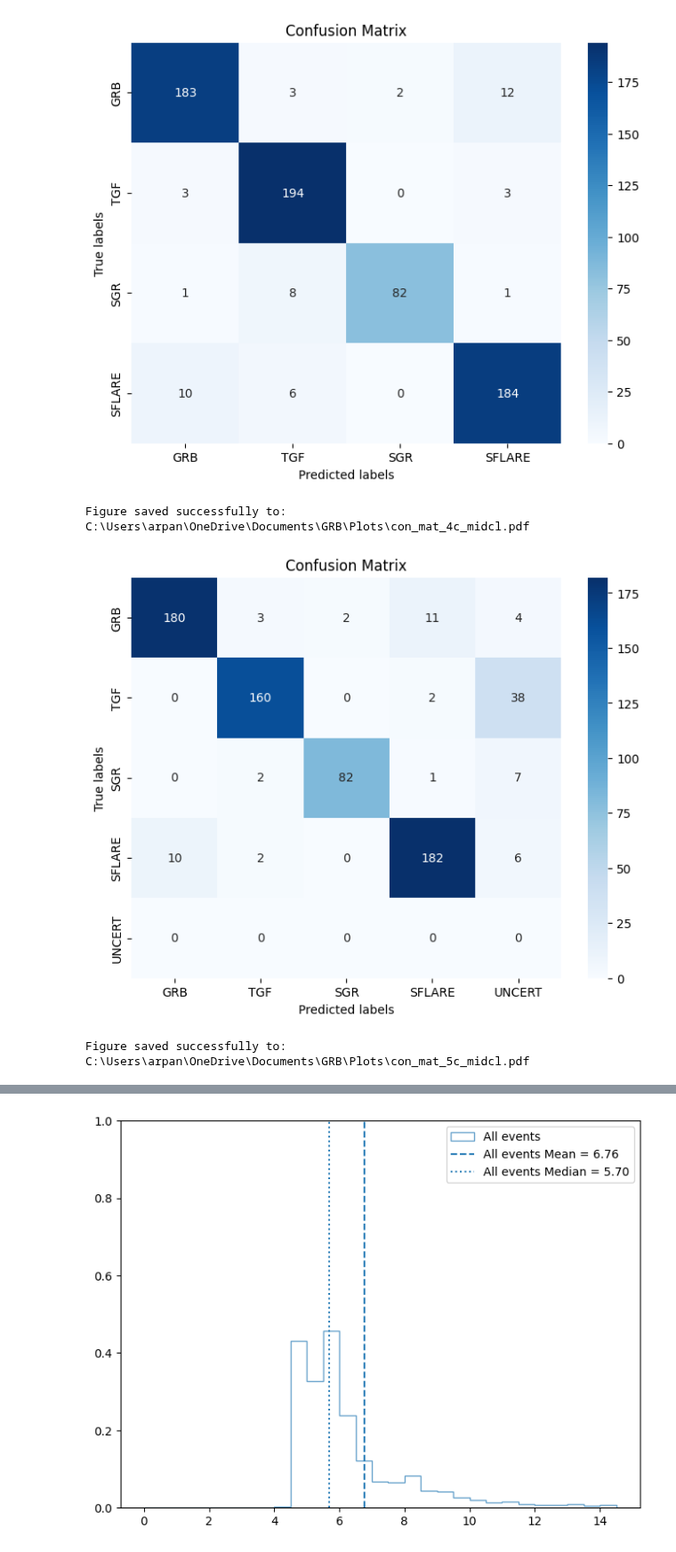
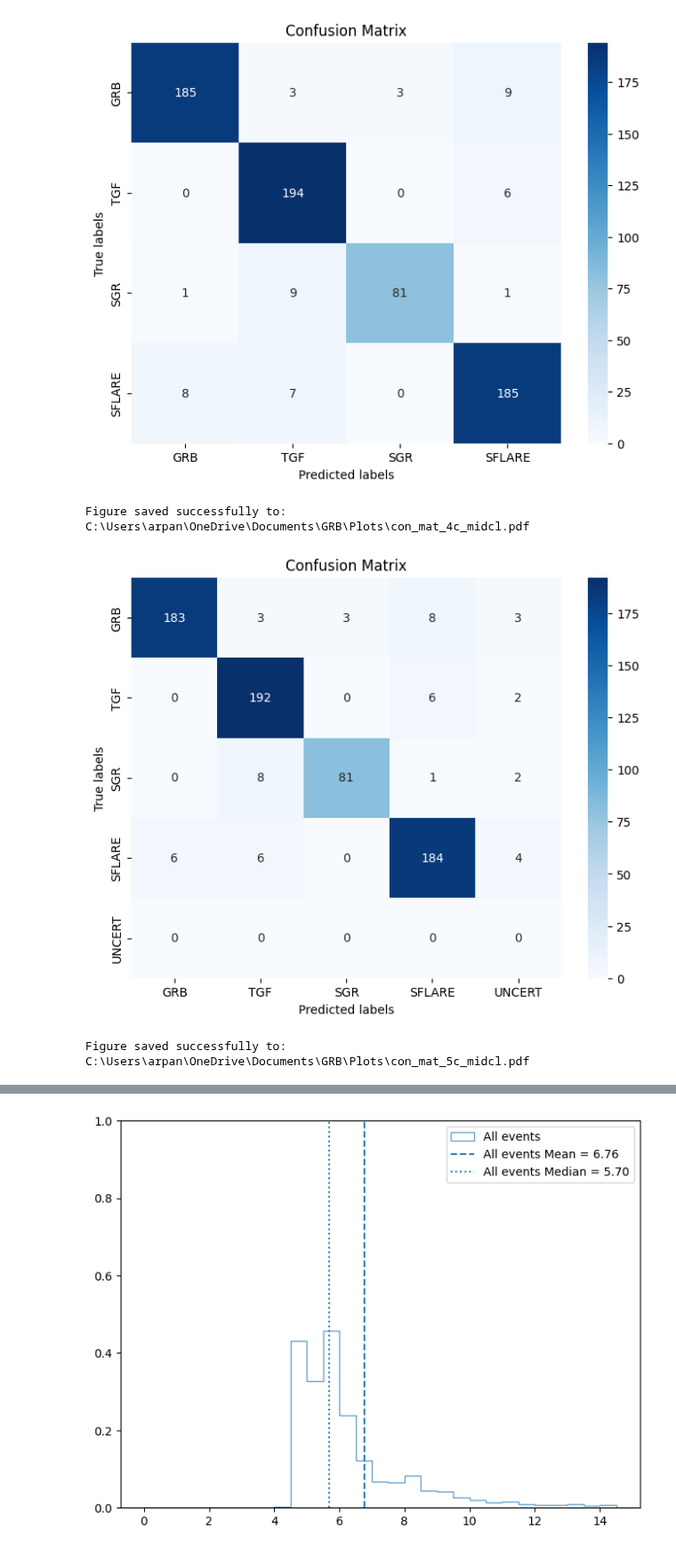
Before and after one commit to ArpanJohn/Transient_Classification, a Jupyter notebook: final_plots.ipynb, the cells around one changed output, grey strips where cells are left out. Shown at 89% size. Cells and saved outputs as stored; diff of their text form; code cells hidden in the pictures.

```diff
--- a/final_plots.ipynb
+++ b/final_plots.ipynb
@@ -151,7 +151,7 @@ Figure saved successfully to: C:\Users\arpan\OneDrive\Documents\GRB\Plots\loss_c
 # confusion matrices plus one with 5th class
 
 dir_path = r"C:\Users\arpan\OneDrive\Documents\GRB\data\DCL_ds2new"  # path to the data set
-model_path = r"C:\Users\arpan\OneDrive\Documents\GRB\models\midcl5\MI-DCL.keras" # path to the model
+model_path = r"C:\Users\arpan\OneDrive\Documents\GRB\models\midcl6\MI-DCL.keras" # path to the model
 
 # Check if the path exists
 if os.path.exists(dir_path):
@@ -418,7 +418,7 @@ bin edges calculated correctly
 Yes
 [figure]
 Figure saved successfully to: C:\Users\arpan\OneDrive\Documents\GRB\Plots\con_mat_4c_midcl.pdf
-[figure, old version]
+[figure, new version]
 Figure saved successfully to: C:\Users\arpan\OneDrive\Documents\GRB\Plots\con_mat_5c_midcl.pdf
 'C:\\Users\\arpan\\OneDrive\\Documents\\GRB\\Plots\\con_mat_5c_midcl.pdf'
 # %%
```
Also changed, not shown: parts of 3 cells of this notebook, 3 other files.
